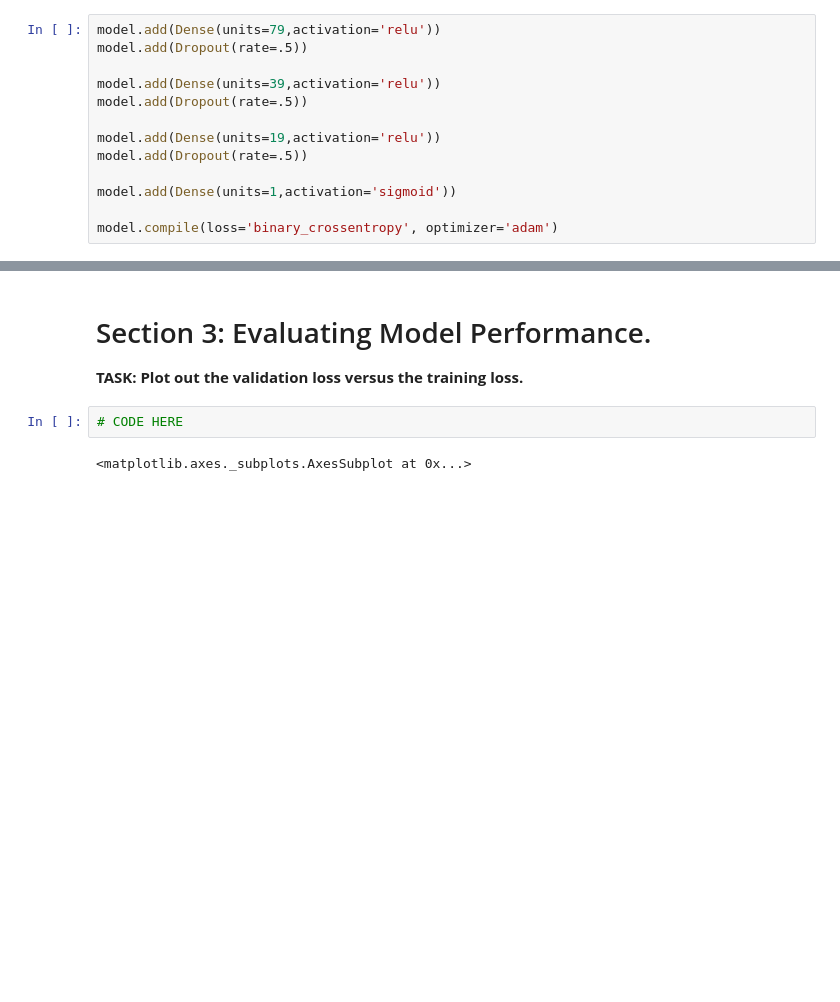
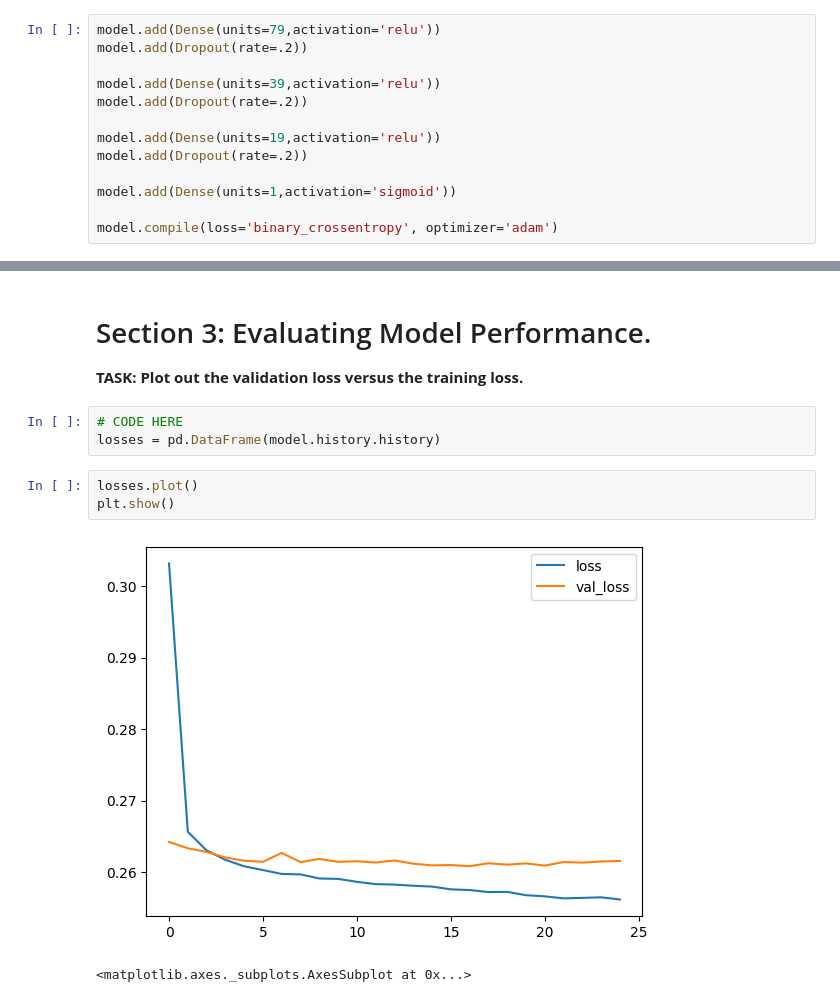
Before and after one commit to Gbohunmi/Python-for-Data-Science-and-Machine-Learning-Bootcamp-master, a Jupyter notebook: 22-Deep Learning/ANNs/03-Keras-Project-Exercise.ipynb, the cells around one changed output, grey strips where cells are left out. Drawn from its saved outputs; the diff is of its cells as text; blank space fills up the shorter version.

Commit message:
Model Evaluation

```diff
--- a/22-Deep Learning/ANNs/03-Keras-Project-Exercise.ipynb
+++ b/22-Deep Learning/ANNs/03-Keras-Project-Exercise.ipynb
@@ -1158,13 +1165,13 @@ model = Sequential()
 # Remember to compile()
 # %%
 model.add(Dense(units=79,activation='relu'))
-model.add(Dropout(rate=.5))
+model.add(Dropout(rate=.2))
 
 model.add(Dense(units=39,activation='relu'))
-model.add(Dropout(rate=.5))
+model.add(Dropout(rate=.2))
 
 model.add(Dense(units=19,activation='relu'))
-model.add(Dropout(rate=.5))
+model.add(Dropout(rate=.2))
 
 model.add(Dense(units=1,activation='sigmoid'))
 
@@ -1224,6 +1238,12 @@ model.save('loan_model.keras')
 **TASK: Plot out the validation loss versus the training loss.**
 # %%
 # CODE HERE
+losses = pd.DataFrame(model.history.history)
+# %%
+losses.plot()
+plt.show()
+# %% [output]
+[figure, added]
 # %%
 # %% [output]
 <matplotlib.axes._subplots.AxesSubplot at 0x...>
```
Also changed, not shown: parts of 6 cells of this notebook, 1 other file.
